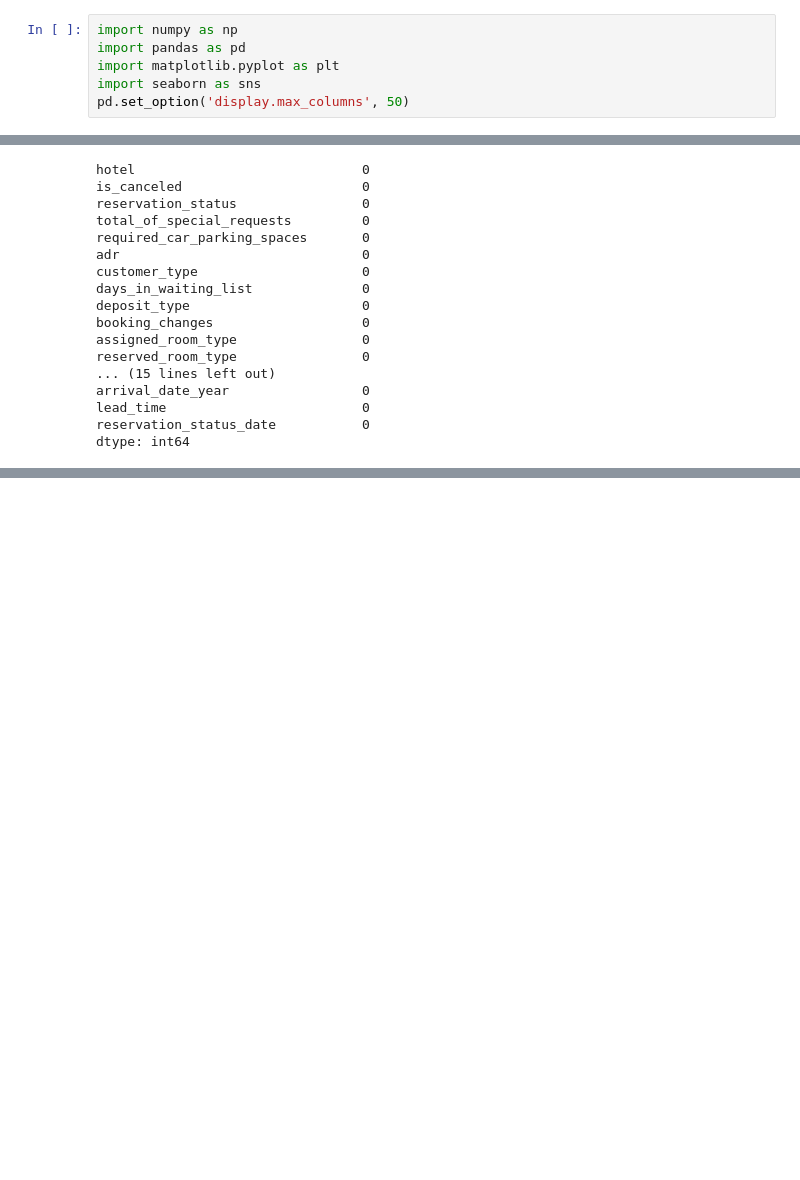
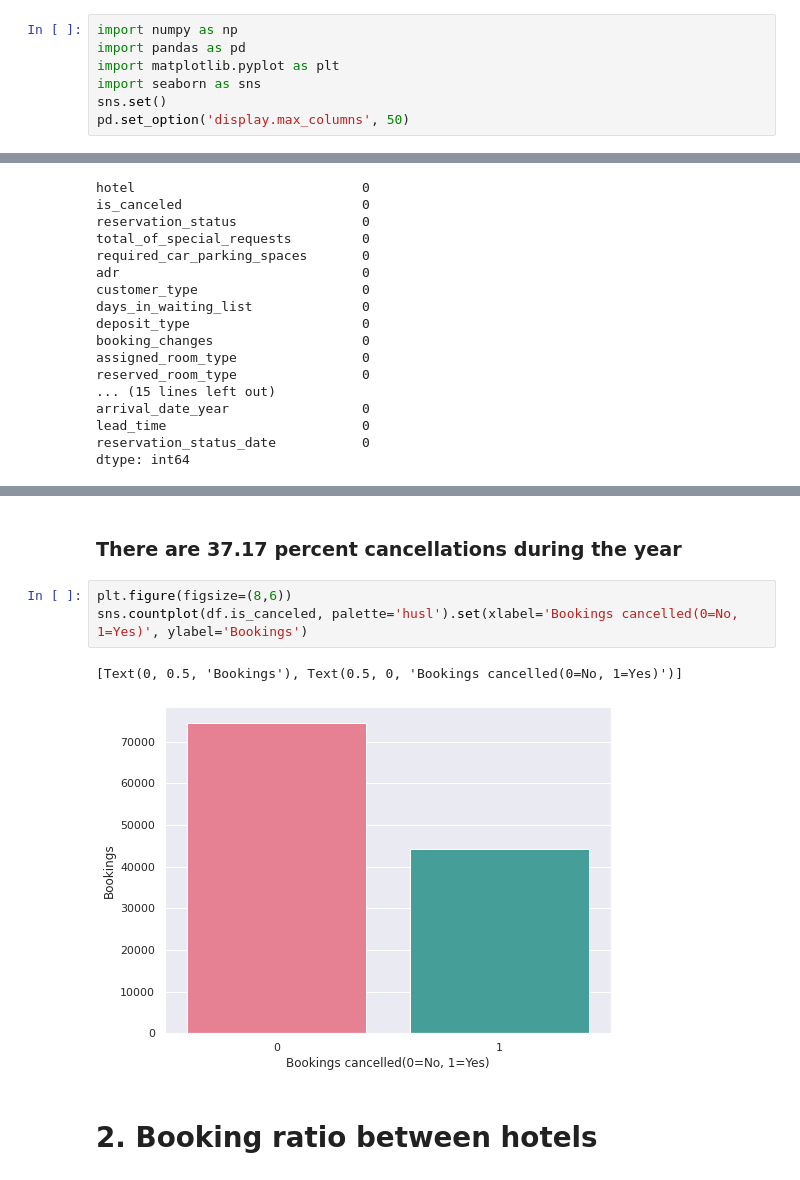
Before and after one commit to FarazAhmad2/EDA-on-Hotel-Booking, a Jupyter notebook: Hotel_Booking_Analysis_Capstone_Project.ipynb, the cells around one changed output, grey strips where cells are left out. Saved outputs shown, nothing was run; the diff lists cells and outputs as text; blank space fills up the shorter version.

```diff
--- a/Hotel_Booking_Analysis_Capstone_Project.ipynb
+++ b/Hotel_Booking_Analysis_Capstone_Project.ipynb
@@ -11,6 +11,7 @@ import numpy as np
 import pandas as pd
 import matplotlib.pyplot as plt
 import seaborn as sns
+sns.set()
 pd.set_option('display.max_columns', 50)
 # %%
 from google.colab import drive
@@ -125,0 +156,10 @@ for column in df.describe().columns:
+# %% [markdown]
+### There are 37.17 percent cancellations during the year
+# %%
+plt.figure(figsize=(8,6))
+sns.countplot(df.is_canceled, palette='husl').set(xlabel='Bookings cancelled(0=No, 1=Yes)', ylabel='Bookings')
+# %% [output]
+[Text(0, 0.5, 'Bookings'), Text(0.5, 0, 'Bookings cancelled(0=No, 1=Yes)')]
+[figure, added]
+# %% [markdown]
+# **2. Booking ratio between hotels**
```
Also changed, not shown: parts of 12 cells of this notebook.
